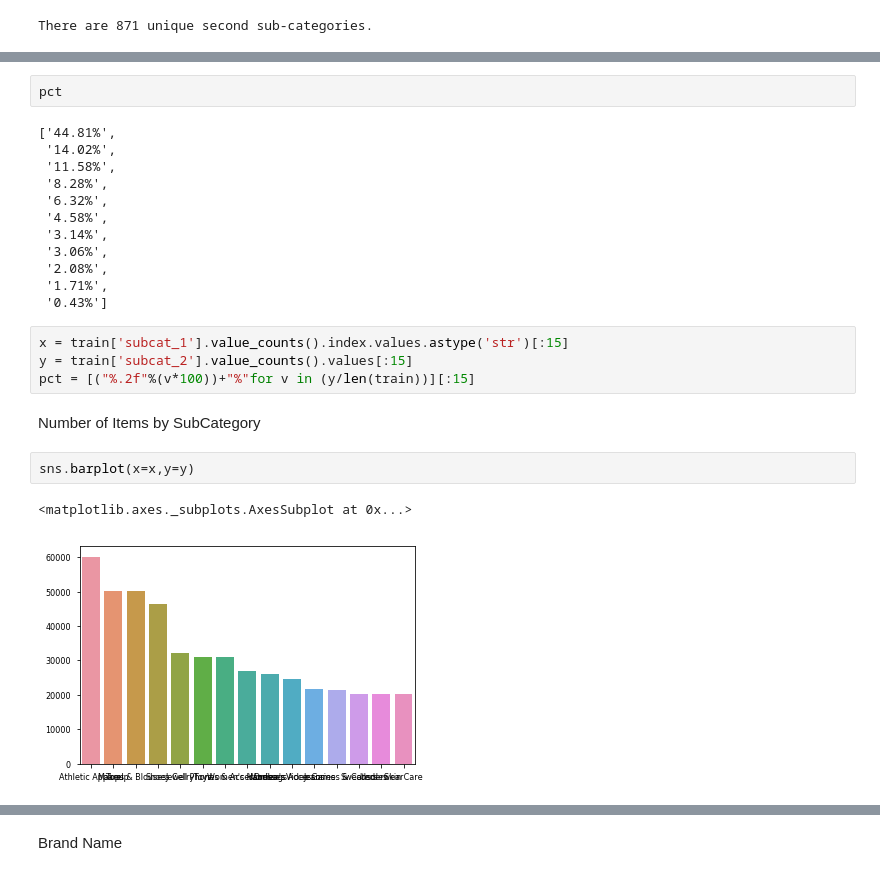
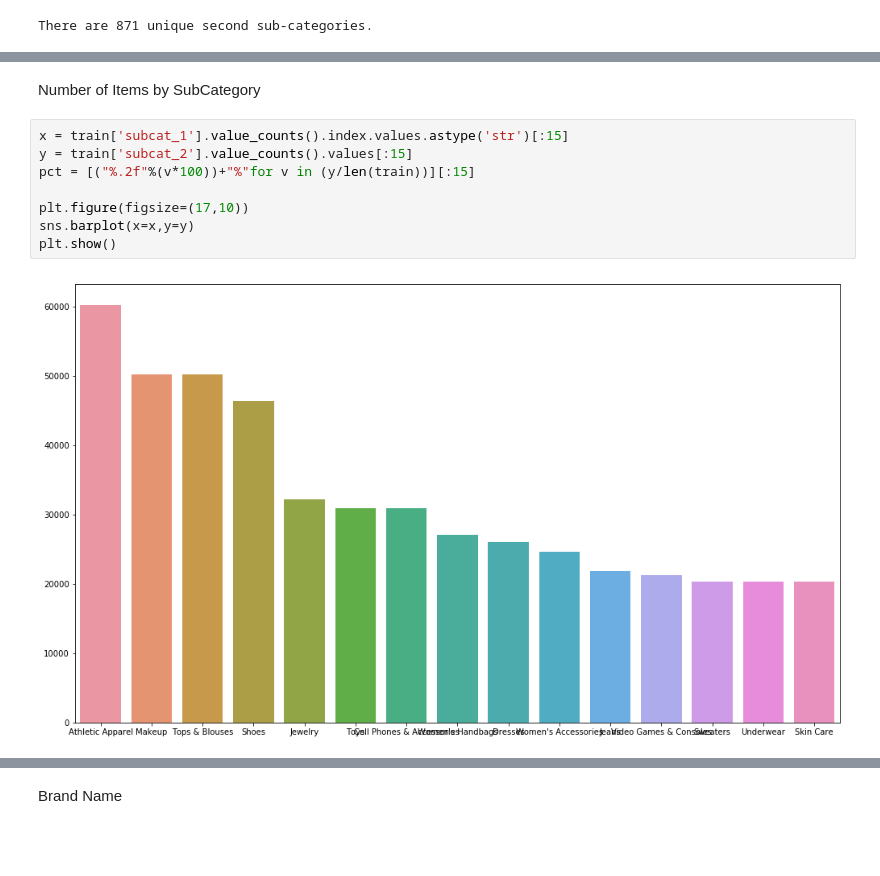
Before and after one commit to Joejiong/Mercari-Price-Suggestion-Challenge, a Jupyter notebook: EDA.ipynb, the cells around one changed output, grey strips where cells are left out. Drawn from its saved outputs; the diff is of its cells as text; blank space fills up the shorter version.

```diff
--- a/EDA.ipynb
+++ b/EDA.ipynb
@@ -121,25 +115,12 @@ sns.barplot(x=x,y=y)
-# %%
-pct
-# %% [output]
-['44.81%',
- '14.02%',
- '11.58%',
- '8.28%',
- '6.32%',
- '4.58%',
- '3.14%',
- '3.06%',
- '2.08%',
- '1.71%',
- '0.43%']
-# %%
-x = train['subcat_1'].value_counts().index.values.astype('str')[:15]
-y = train['subcat_2'].value_counts().values[:15]
-pct = [("%.2f"%(v*100))+"%"for v in (y/len(train))][:15]
 # %% [markdown]
 Number of Items by SubCategory
-# %%
-sns.barplot(x=x,y=y)
-# %% [output]
-<matplotlib.axes._subplots.AxesSubplot at 0x...>
-[figure, removed]
+# %%
+x = train['subcat_1'].value_counts().index.values.astype('str')[:15]
+y = train['subcat_2'].value_counts().values[:15]
+pct = [("%.2f"%(v*100))+"%"for v in (y/len(train))][:15]
+
+plt.figure(figsize=(17,10))
+sns.barplot(x=x,y=y)
+plt.show()
+# %% [output]
+[figure, added]
```
Also changed, not shown: parts of 61 cells of this notebook.
